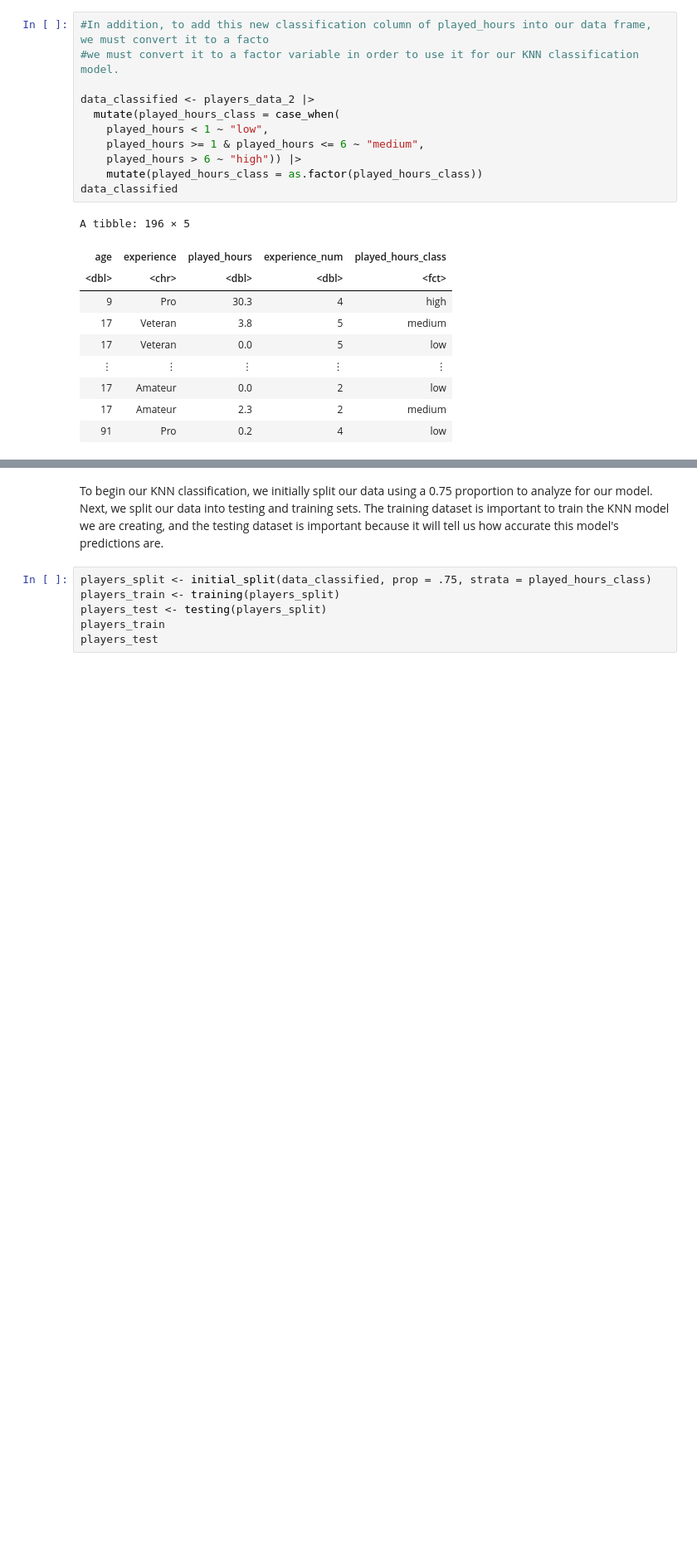
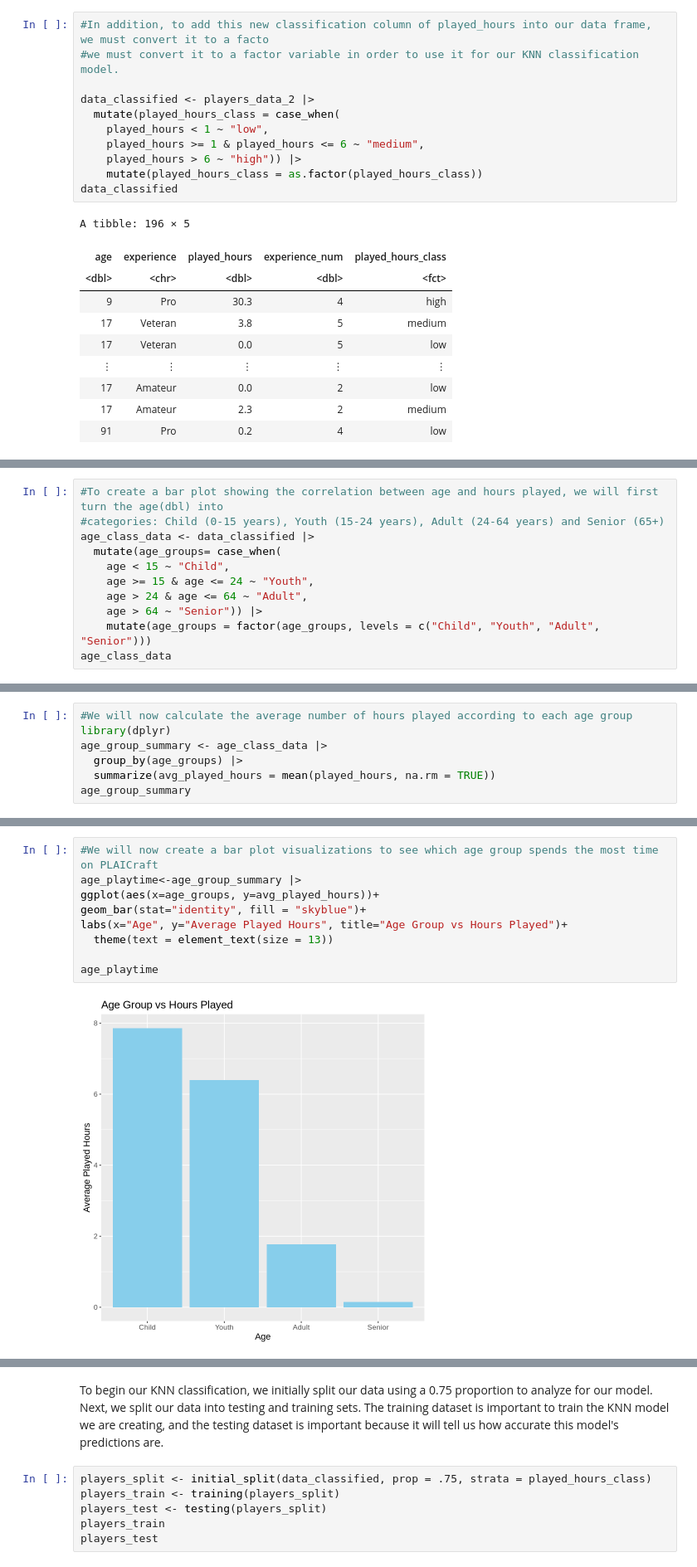
Before and after one commit to kathyythoi/dsci_project, a Jupyter notebook: finalprojectreoport.ipynb, the cells around one changed output, grey strips where cells are left out. Shown at 83% size. Saved outputs shown, nothing was run; the diff lists cells and outputs as text; blank space fills up the shorter version.

Commit message:
Data visualizations (pre analysis)

```diff
--- a/finalprojectreoport.ipynb
+++ b/finalprojectreoport.ipynb
@@ -204,0 +208,11 @@ A tibble: 196 × 5
+# %%
+#To create a bar plot showing the correlation between age and hours played, we will first turn the age(dbl) into
+#categories: Child (0-15 years), Youth (15-24 years), Adult (24-64 years) and Senior (65+)
+age_class_data <- data_classified |>
+  mutate(age_groups= case_when(
+    age < 15 ~ "Child",
+    age >= 15 & age <= 24 ~ "Youth",
+    age > 24 & age <= 64 ~ "Adult",
+    age > 64 ~ "Senior")) |>
+    mutate(age_groups = factor(age_groups, levels = c("Child", "Youth", "Adult", "Senior")))
+age_class_data
@@ -204,0 +230,7 @@ A tibble: 196 × 5
+# %%
+#We will now calculate the average number of hours played according to each age group
+library(dplyr)
+age_group_summary <- age_class_data |>
+  group_by(age_groups) |>
+  summarize(avg_played_hours = mean(played_hours, na.rm = TRUE))
+age_group_summary
@@ -204,0 +245,11 @@ A tibble: 196 × 5
+# %%
+#We will now create a bar plot visualizations to see which age group spends the most time on PLAICraft
+age_playtime<-age_group_summary |>
+ggplot(aes(x=age_groups, y=avg_played_hours))+
+geom_bar(stat="identity", fill = "skyblue")+
+labs(x="Age", y="Average Played Hours", title="Age Group vs Hours Played")+
+  theme(text = element_text(size = 13))
+
+age_playtime
+# %% [output]
+[figure, added]
```
Also changed, not shown: parts of 10 cells of this notebook.
